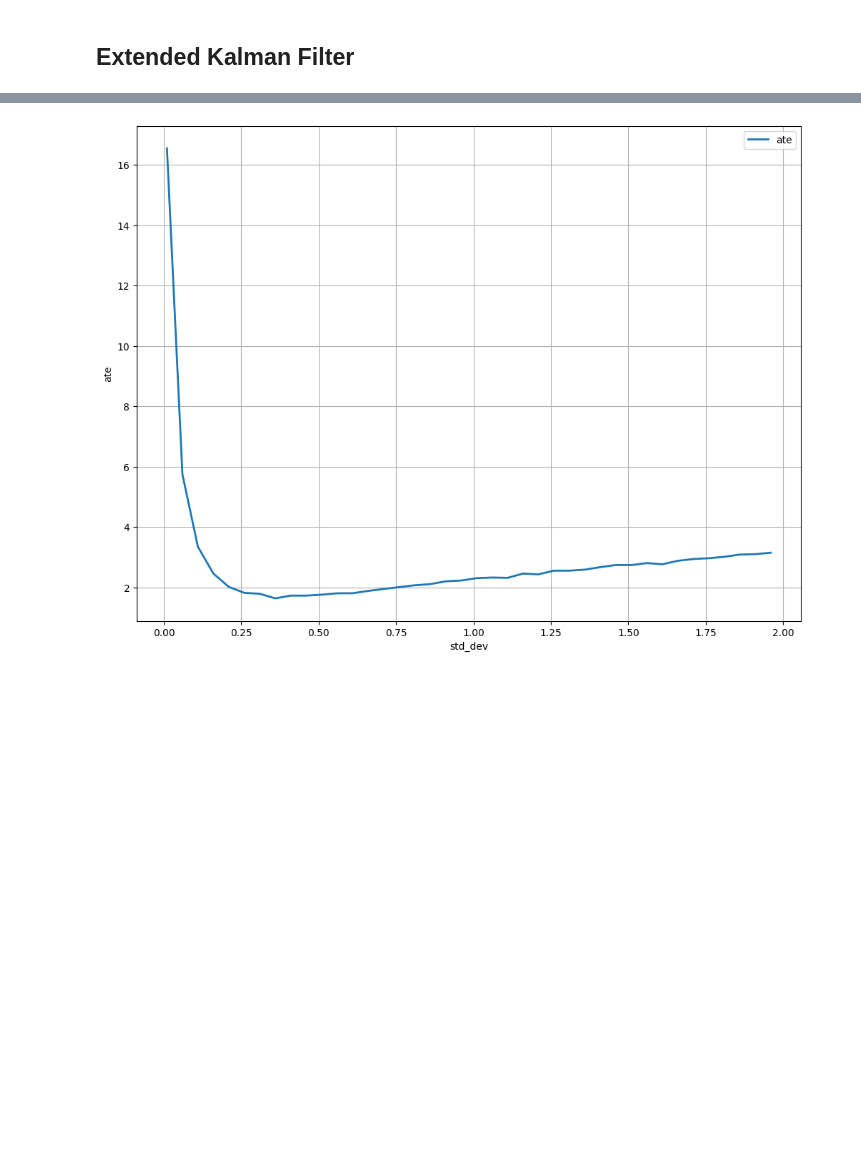
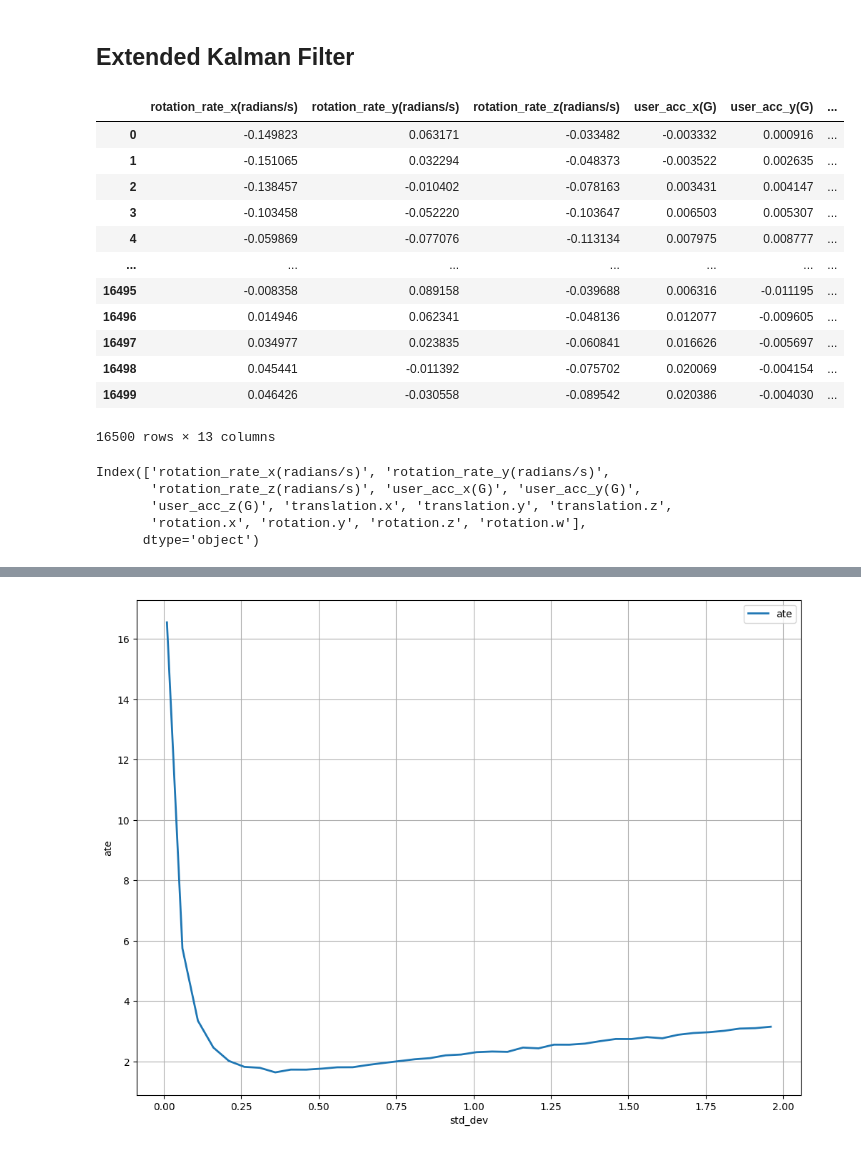
Before and after one commit to AndrewCheam/IMU_localisation, a Jupyter notebook: Oxiod/source/Baselines.ipynb, the cells around one changed output, grey strips where cells are left out. Cells and saved outputs as stored; diff of their text form; code cells hidden in the pictures; blank space fills up the shorter version.

```diff
--- a/Oxiod/source/Baselines.ipynb
+++ b/Oxiod/source/Baselines.ipynb
@@ -212,6 +212,28 @@ def test_kalman_filter(sample_data, gt_noise_std = 2, ori_noise_std = 0.05, std_
     print('RTE: ', rte)
 
     return ate, rte
+# %%
+display(sample_data)
+sample_data.columns
+# %% [output]
+|  | rotation_rate_x(radians/s) | rotation_rate_y(radians/s) | rotation_rate_z(radians/s) | user_acc_x(G) | user_acc_y(G) | ... |
+| 0 | -0.149823 | 0.063171 | -0.033482 | -0.003332 | 0.000916 | ... |
+| 1 | -0.151065 | 0.032294 | -0.048373 | -0.003522 | 0.002635 | ... |
+| 2 | -0.138457 | -0.010402 | -0.078163 | 0.003431 | 0.004147 | ... |
+| 3 | -0.103458 | -0.052220 | -0.103647 | 0.006503 | 0.005307 | ... |
+| 4 | -0.059869 | -0.077076 | -0.113134 | 0.007975 | 0.008777 | ... |
+| ... | ... | ... | ... | ... | ... | ... |
+| 16495 | -0.008358 | 0.089158 | -0.039688 | 0.006316 | -0.011195 | ... |
+| 16496 | 0.014946 | 0.062341 | -0.048136 | 0.012077 | -0.009605 | ... |
+| 16497 | 0.034977 | 0.023835 | -0.060841 | 0.016626 | -0.005697 | ... |
+| 16498 | 0.045441 | -0.011392 | -0.075702 | 0.020069 | -0.004154 | ... |
+| 16499 | 0.046426 | -0.030558 | -0.089542 | 0.020386 | -0.004030 | ... |
+16500 rows × 13 columns
+Index(['rotation_rate_x(radians/s)', 'rotation_rate_y(radians/s)',
+       'rotation_rate_z(radians/s)', 'user_acc_x(G)', 'user_acc_y(G)',
+       'user_acc_z(G)', 'translation.x', 'translation.y', 'translation.z',
+       'rotation.x', 'rotation.y', 'rotation.z', 'rotation.w'],
+      dtype='object')
 # %%
 dataset_folder = osp.join(Path(os.getcwd()).parents[2], 'localisation_datasets')
 data = pd.read_csv(dataset_folder + '/Oxford Inertial Odometry Dataset/large scale/floor1/combined2.csv')
```
Also changed, not shown: parts of 2 cells of this notebook, 4 other files.
